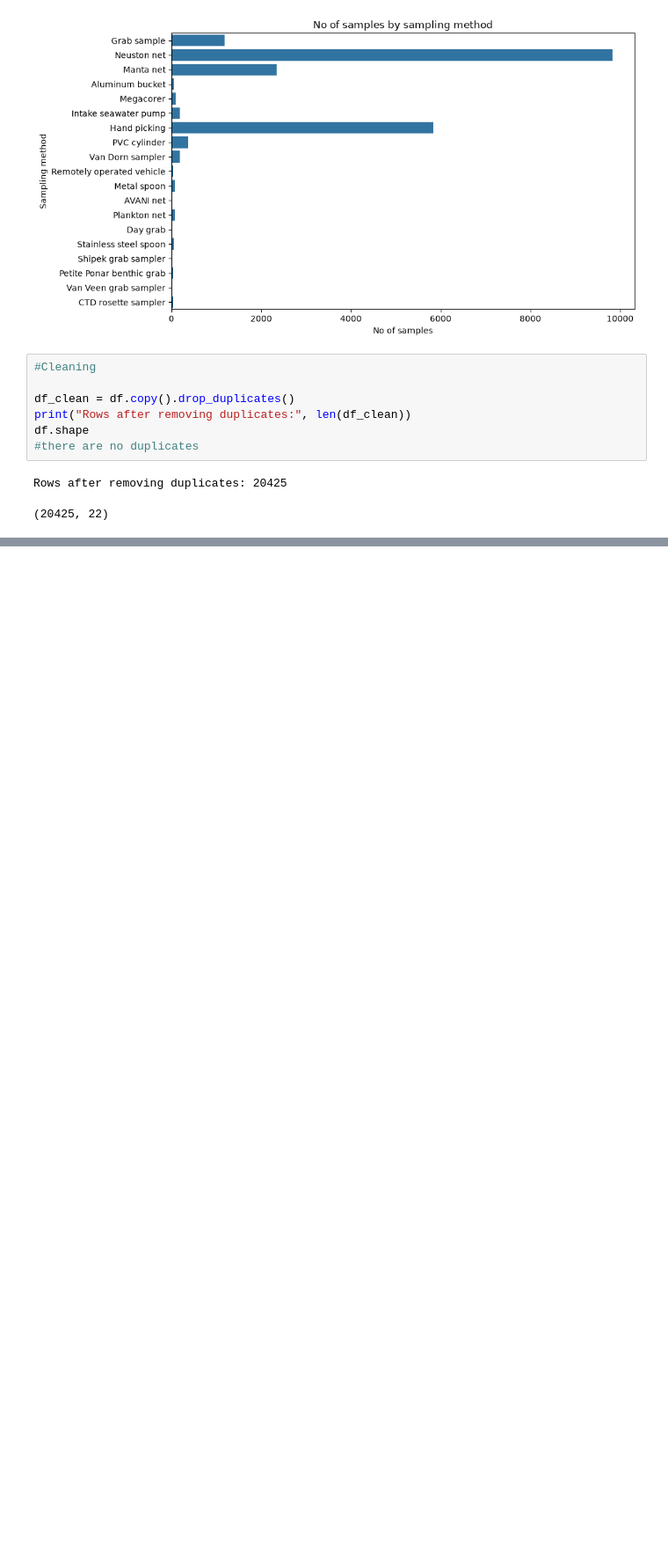
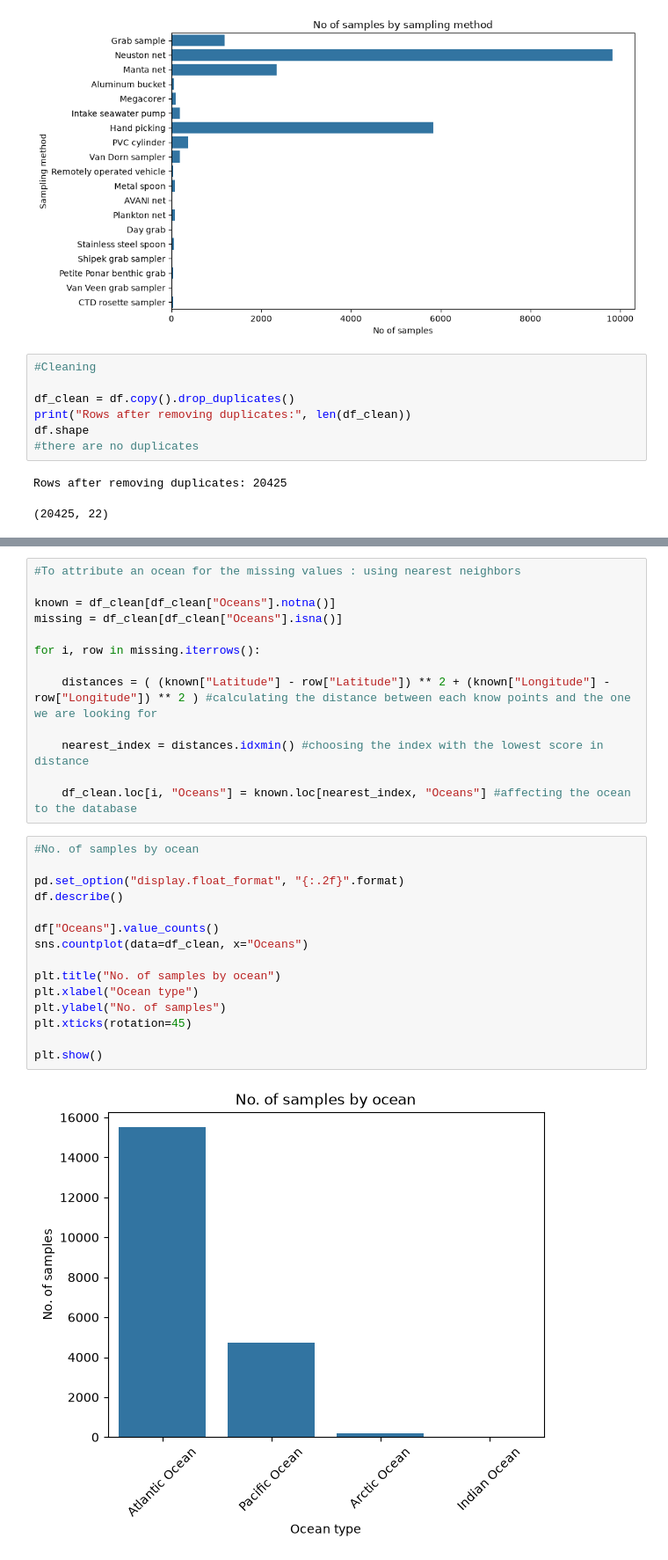
Before and after one commit to EmaSkryp/microplastic-project, a Jupyter notebook: notebooks/1_No.ipynb, the cells around one changed output, grey strips where cells are left out. Shown at 88% size. Drawn from its saved outputs; the diff is of its cells as text; blank space fills up the shorter version.

```diff
--- a/notebooks/1_No.ipynb
+++ b/notebooks/1_No.ipynb
@@ -121,3 +124,33 @@ Latitude               0
 Longitude              0
 Date                   0
 dtype: int64
+# %%
+#To attribute an ocean for the missing values : using nearest neighbors
+
+known = df_clean[df_clean["Oceans"].notna()]
+missing = df_clean[df_clean["Oceans"].isna()]
+
+for i, row in missing.iterrows():
+
+    distances = ( (known["Latitude"] - row["Latitude"]) ** 2 + (known["Longitude"] - row["Longitude"]) ** 2 ) #calculating the distance between each know points and the one we are looking for
+
+    nearest_index = distances.idxmin() #choosing the index with the lowest score in distance
+
+    df_clean.loc[i, "Oceans"] = known.loc[nearest_index, "Oceans"] #affecting the ocean to the database
+# %%
+#No. of samples by ocean
+
+pd.set_option("display.float_format", "{:.2f}".format)
+df.describe()
+
+df["Oceans"].value_counts()
+sns.countplot(data=df_clean, x="Oceans")
+
+plt.title("No. of samples by ocean")
+plt.xlabel("Ocean type")
+plt.ylabel("No. of samples")
+plt.xticks(rotation=45)
+
+plt.show()
+# %% [output]
+[figure, added]
```
Also changed, not shown: parts of 7 cells of this notebook.
